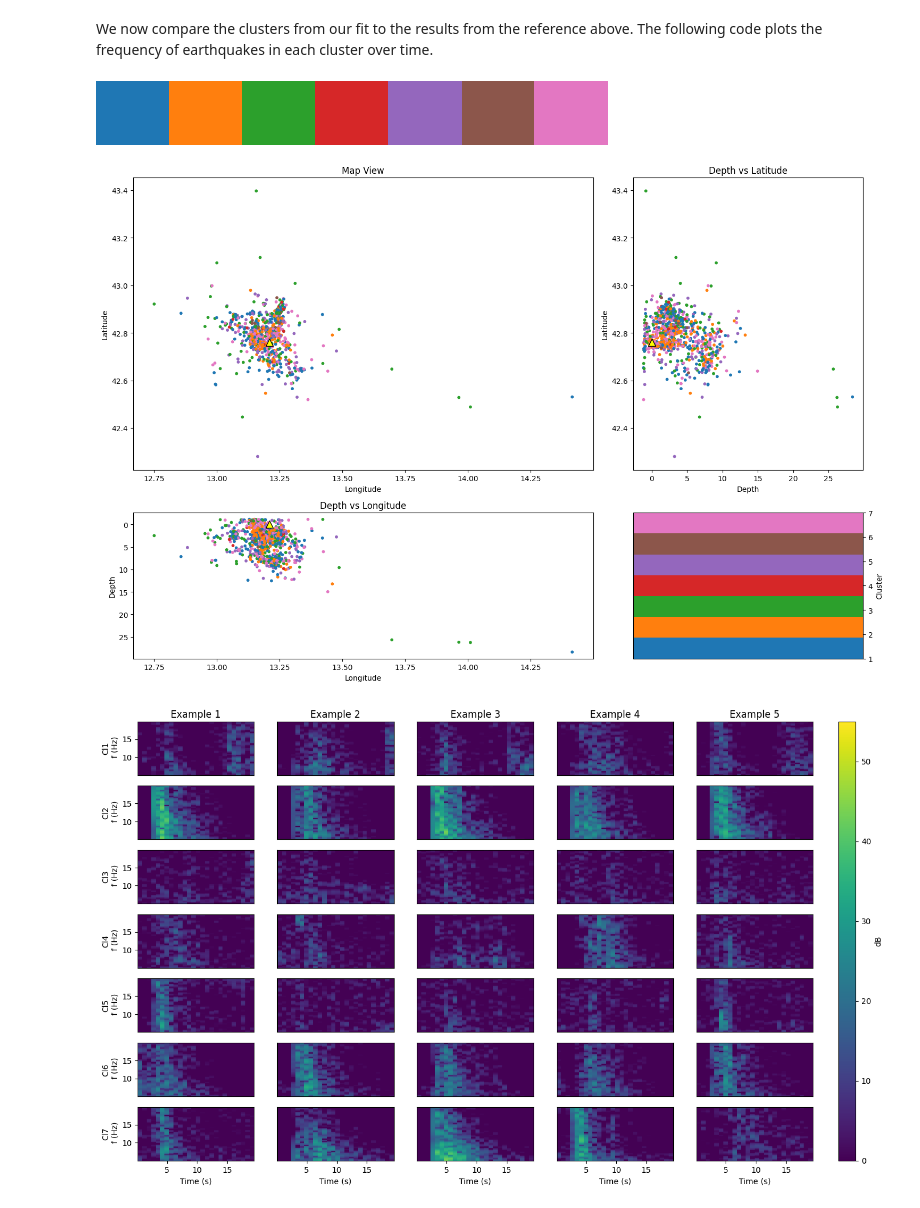
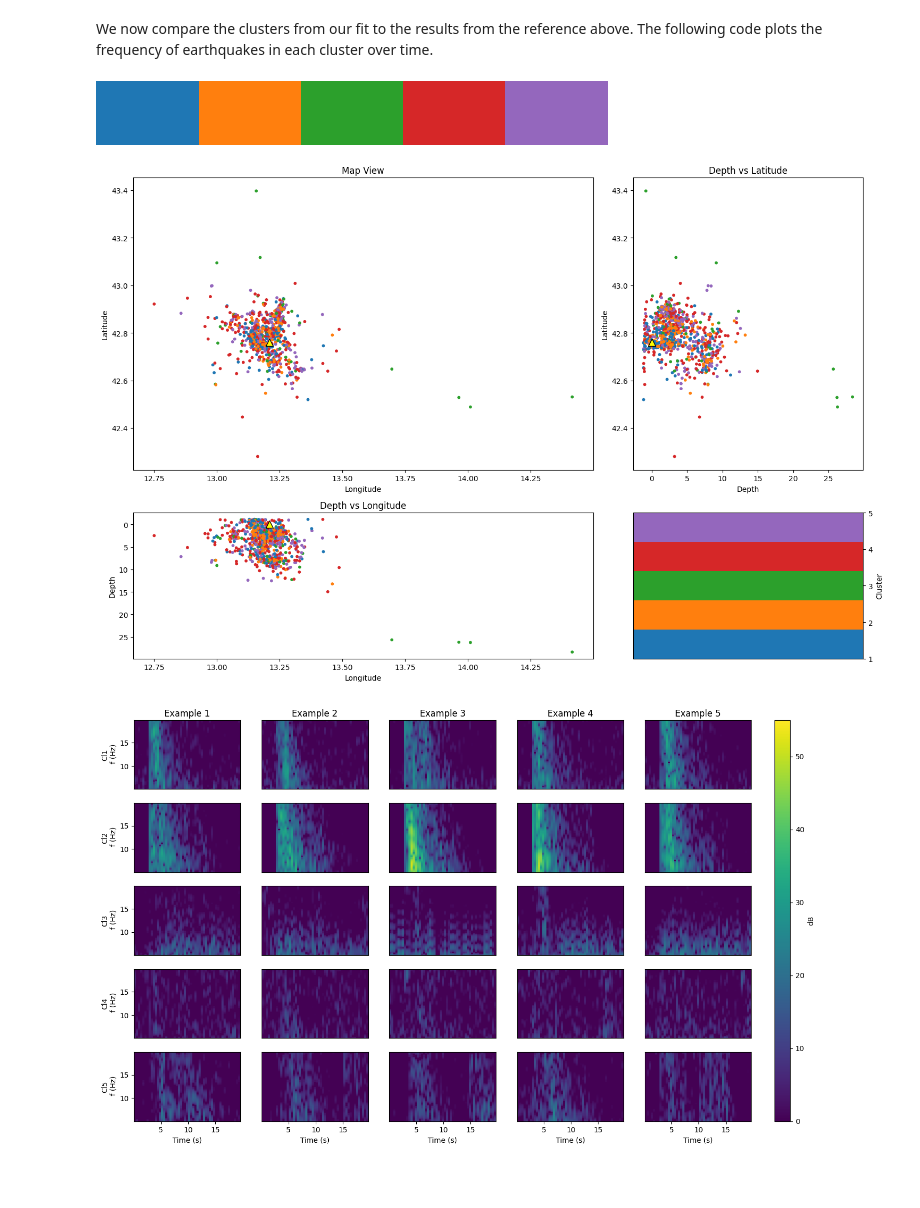
Before and after one commit to Specufex/specufex, a Jupyter notebook: tutorials/amatrice_tutorial.ipynb, the cells around one changed output. Cells and saved outputs as stored; diff of their text form; code cells hidden in the pictures; blank space fills up the shorter version.

```diff
--- a/tutorials/amatrice_tutorial.ipynb
+++ b/tutorials/amatrice_tutorial.ipynb
@@ -170,9 +170,13 @@ sgramMode='magnitude'
 sgramScaling='spectrum'
 
 # frequency/time resolution
-nperseg = 124
+nperseg = 64
 noverlap = nperseg/4
 nfft = 512
+
+
+#SpecuFEx params
+num_states = 15
 # %% [markdown]
 ## Load H5
 # %%
@@ -186,7 +190,7 @@ with h5py.File(wf_H5_path, "r") as h5fi:
     otime = h5fi["otime"][()]
     lat = h5fi["lat"][()]
     lon = h5fi["lon"][()]
-    mag = h5fi["lon"][()]
+    mag = h5fi["mag"][()]
     depth = h5fi["depth"][()]
     fs = h5fi["sampling_rate"][()]  # Hz, sampling rate
 # %%
@@ -379,8 +383,7 @@ The HMM model is created using the `BayesianHMM` class. Currently, in order to s
 # %%
 #nmf = BayesianNonparametricNMF.load("data/geysers/nmf.h5")
 
-num_states = 8
-hmm = BayesianHMM(nmf.num_pat, nmf.gain, num_state=num_states, Neff=500)
+hmm = BayesianHMM(nmf.num_pat, nmf.gain, num_state=num_states, Neff=1000)
 # %%
 batches = 1000
 t = trange(batches, desc="HMM fit progress ", leave=True)
@@ -497,7 +500,10 @@ The SpecUFEx procedure reduces a set of waveforms/spectrograms to a set of featu
 fingerprints_ = fingerprints.reshape((fingerprints.shape[0], fingerprints.shape[1]**2))
 
 #Predicted labels
-range_n_clusters = range(2,21)
+min_num_cluster = 3
+max_num_cluster = 20
+
+range_n_clusters = range(min_num_cluster,max_num_cluster)
 Kopt, maxSilScore, avgSils, sse,cluster_labels_best,ss_best,euc_dist_best = calcSilhScore(fingerprints_,range_n_clusters)
 
 cat['cluster'] = cluster_labels_best
@@ -552,7 +556,7 @@ colors_all = ['#1f77b4', '#ff7f0e', '#2ca02c', '#d62728',  '#9467bd',
 cmap1 = ListedColormap(colors_all[:Kopt])
 cmap1
 # %% [output]
-[figure, old version]
+[figure, new version]
 # %%
 import matplotlib.gridspec as gridspec
 
@@ -611,7 +615,7 @@ cbar1.set_ticks(np.arange(1, Kopt+1))  # Set colorbar ticks to integers 1 throug
 plt.tight_layout()
 plt.show()
 # %% [output]
-[figure, old version]
+[figure, new version]
 # %%
 
 ####################################################################################
@@ -655,40 +659,43 @@ for cl in range(1,Kopt+1):
                             cmap=plt.cm.viridis,
                             shading='auto',vmin=0,vmax=55)
 
+        ax.text(len(tSTFT)-12,.8*np.max(fSTFT),f"Ml{cat_k.mag.iloc[i]}",color='white')
+
+
 
 
 #         if i==numEx//2:
         ax.set_xlabel('Time (s)')
 
         if i ==0:
             ax.set_ylabel('Cl' + str(cl) + '\n f (Hz)')
 
         if cl!=Kopt:
             ax.set_xlabel('')
             ax.set_xticklabels([])
             ax.set_xticks([])
 
         if i!=0:
             ax.set_yticks([])
             ax.set_yticklabels([])
 
 
 
         if cl==1:
             ax.set_title('Example ' + str(i+1),pad=5)#,fontsize=12)
 
 
 
 axcbar = fig.add_subplot(gs2[:])
 cbar = plt.colorbar(im, cax=axcbar,label='dB')
 
 
 
 
 # plt.savefig(pathFig + "3_" +key + "_clusterExamples_clusOnFP.png", bbox_to_inches='tight',dpi=300)
 # plt.close()
 # %% [output]
-[figure, old version]
+[figure, new version]
 # %%
 
 ####################################################################################
```
Also changed, not shown: parts of 14 cells of this notebook.
